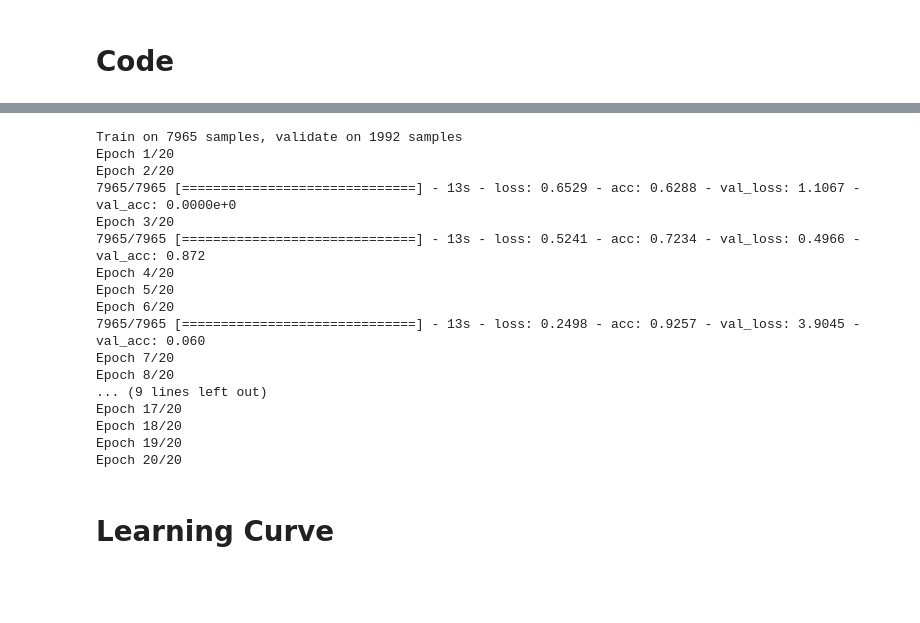
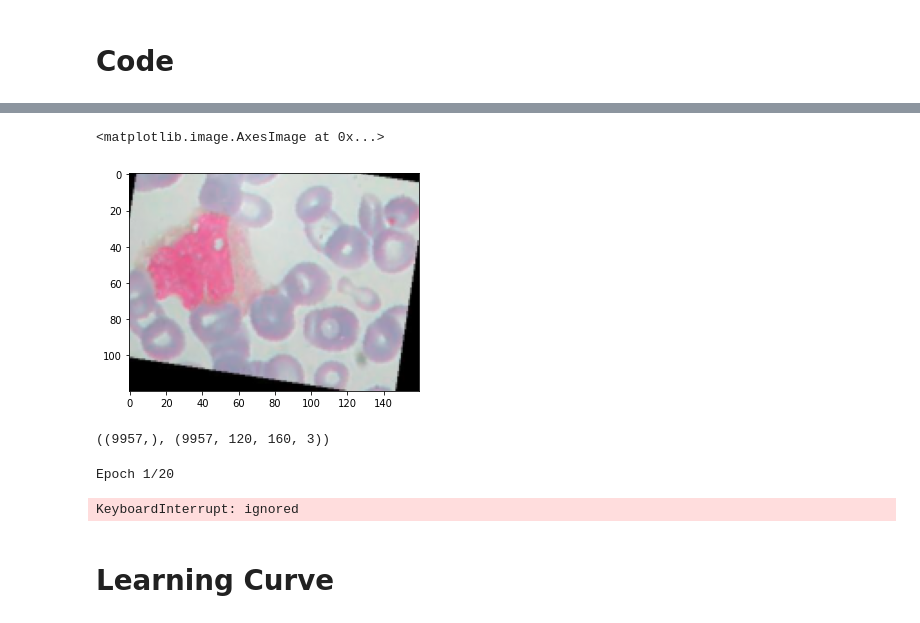
Before and after one commit to xhxuciedu/CS284A, a Jupyter notebook: wbc-classification/notebooks/binary_training.ipynb, the cells around one changed output, grey strips where cells are left out. Saved outputs shown, nothing was run; the diff lists cells and outputs as text; code cells hidden in the pictures; blank space fills up the shorter version.

```diff
--- a/wbc-classification/notebooks/binary_training.ipynb
+++ b/wbc-classification/notebooks/binary_training.ipynb
@@ -1,3 +14,5 @@
+# %%
+BASE_DIR = "/content/CS284A/wbc-classification/"
 # %% [markdown]
 # Classifying White Blood Cells
 # %% [markdown]
@@ -84,6 +69,6 @@ import matplotlib.pyplot as plt
 # %%
 epochs = 20
-BASE_DIR = '../'
+#BASE_DIR = '../'
 batch_size = 32
 # %%
 def get_model():
@@ -152,7 +139,8 @@ def get_data(folder):
                 img_file = cv2.imread(folder + wbc_type + '/' + image_filename)
                 if img_file is not None:
                     # Downsample the image to 120, 160, 3
-                    img_file = scipy.misc.imresize(arr=img_file, size=(120, 160, 3))
+                    #img_file = scipy.misc.imresize(arr=img_file, size=(120, 160, 3))
+                    img_file = resize(img_file, (120, 160, 3))
                     img_arr = np.asarray(img_file)
                     X.append(img_arr)
                     y.append(label)
@@ -167,6 +155,15 @@ encoder = LabelEncoder()
 encoder.fit(y_train)
 y_train = encoder.transform(y_train)
 y_test = encoder.transform(y_test)
+# %%
+plt.imshow(X_train[2])
+# %% [output]
+<matplotlib.image.AxesImage at 0x...>
+[figure, added]
+# %%
+y_train.shape, X_train.shape
+# %% [output]
+((9957,), (9957, 120, 160, 3))
 # %%
 model = get_model()
 
@@ -181,23 +178,8 @@ history = model.fit(
 
 model.save_weights('binary_model.h5')
 # %% [output]
-Train on 7965 samples, validate on 1992 samples
 Epoch 1/20
-Epoch 2/20
-7965/7965 [==============================] - 13s - loss: 0.6529 - acc: 0.6288 - val_loss: 1.1067 - val_acc: 0.0000e+0
-Epoch 3/20
-7965/7965 [==============================] - 13s - loss: 0.5241 - acc: 0.7234 - val_loss: 0.4966 - val_acc: 0.872
-Epoch 4/20
-Epoch 5/20
-Epoch 6/20
-7965/7965 [==============================] - 13s - loss: 0.2498 - acc: 0.9257 - val_loss: 3.9045 - val_acc: 0.060
-Epoch 7/20
-Epoch 8/20
-... (9 lines left out)
-Epoch 17/20
-Epoch 18/20
-Epoch 19/20
-Epoch 20/20
+KeyboardInterrupt: ignored
 # %% [markdown]
 # Learning Curve
 # %%
```
Also changed, not shown: parts of 8 cells of this notebook.
